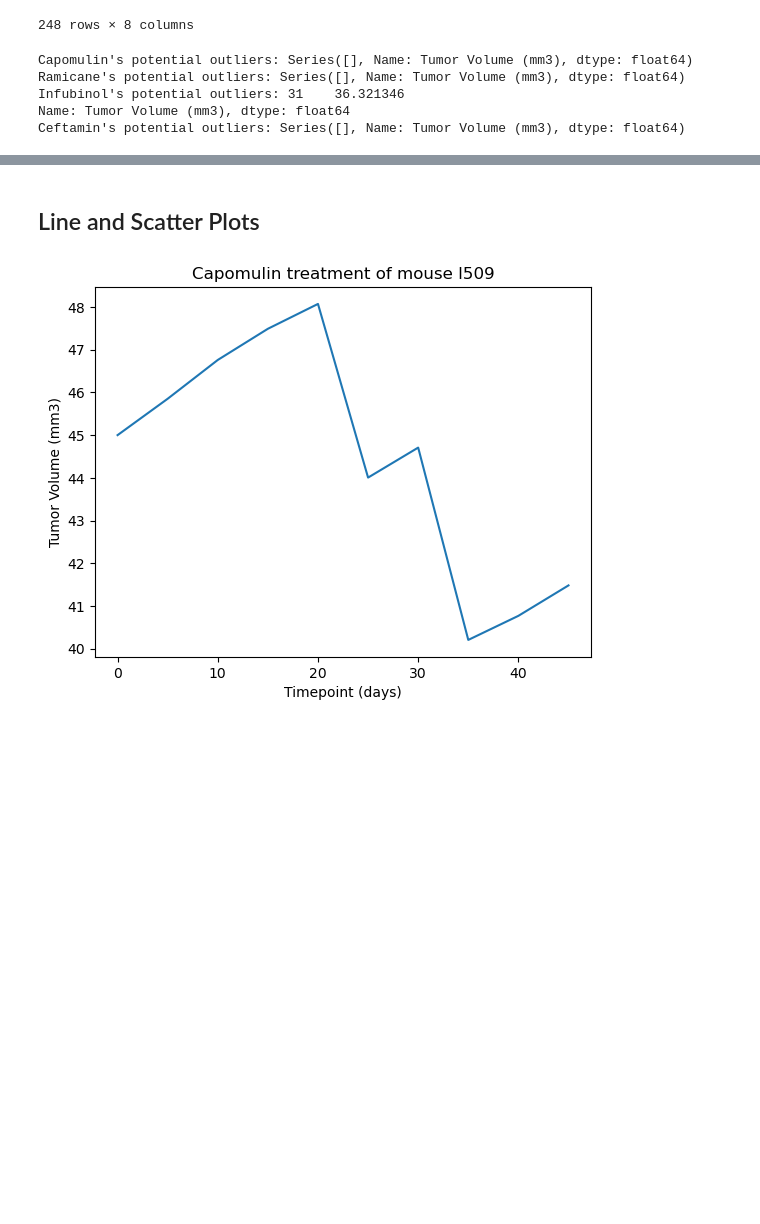
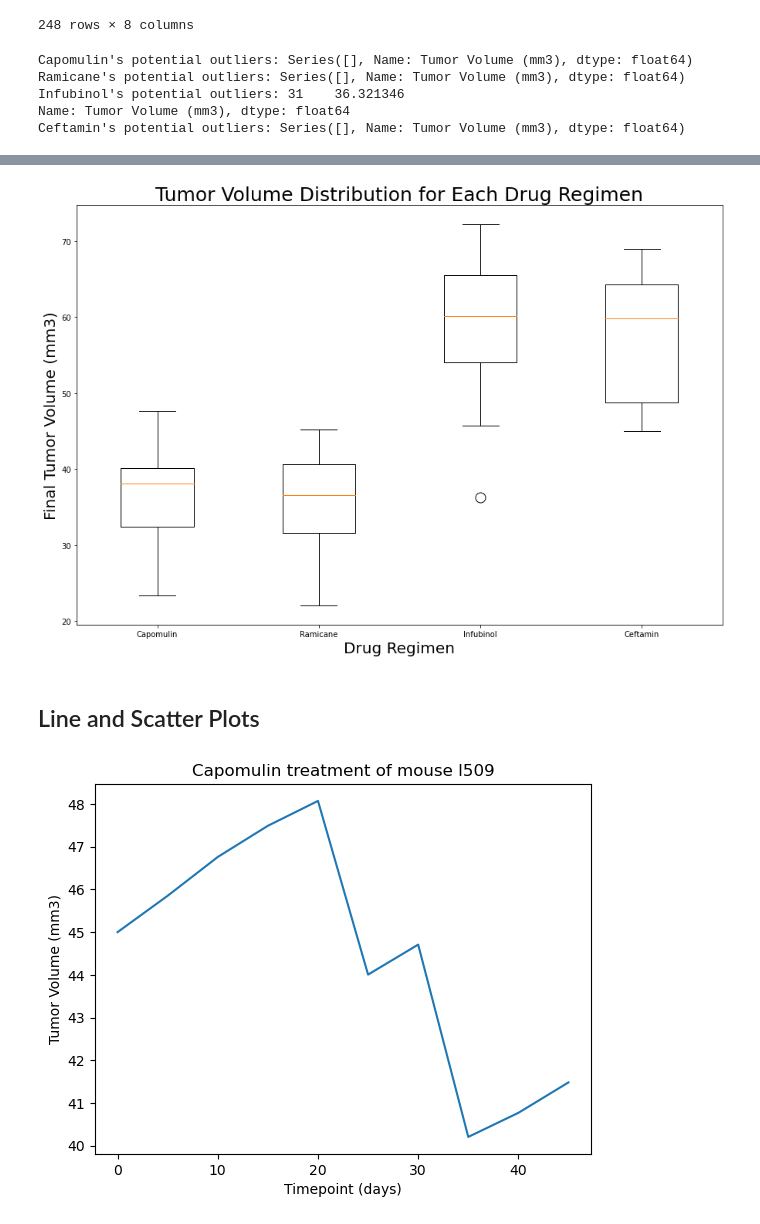
Before and after one commit to aliciahlavac/Pymaceuticals_Challenge, a Jupyter notebook: pymaceuticals.ipynb, the cells around one changed output, grey strips where cells are left out. Cells and saved outputs as stored; diff of their text form; code cells hidden in the pictures; blank space fills up the shorter version.

Commit message:
Finished boxplot

```diff
--- a/pymaceuticals.ipynb
+++ b/pymaceuticals.ipynb
@@ -274,3 +259,14 @@ Ceftamin's potential outliers: Series([], Name: Tumor Volume (mm3), dtype: float
+# %%
+# Generate a box plot that shows the distrubution of the tumor volume for each treatment group.
+fig1, ax1 = plt.subplots(figsize = (15,10))
+ax1.set_title("Tumor Volume Distribution for Each Drug Regimen", fontsize = 25)
+ax1.set_ylabel("Final Tumor Volume (mm3)", fontsize = 20)
+ax1.set_xlabel("Drug Regimen", fontsize = 20)
+bp = ax1.boxplot(tumor_vol_list, labels = treatments)
+plt.setp(bp["fliers"], color = "red", marker = "o", markersize = 13.0)
+plt.show()
+# %% [output]
+[figure, added]
 # %% [markdown]
 ## Line and Scatter Plots
 # %%
```
Also changed, not shown: parts of 5 cells of this notebook.
